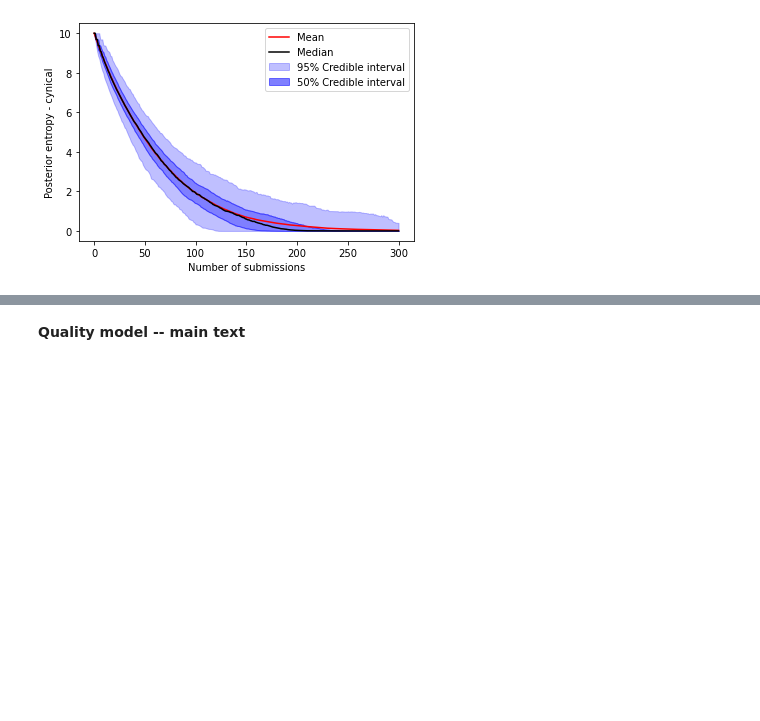
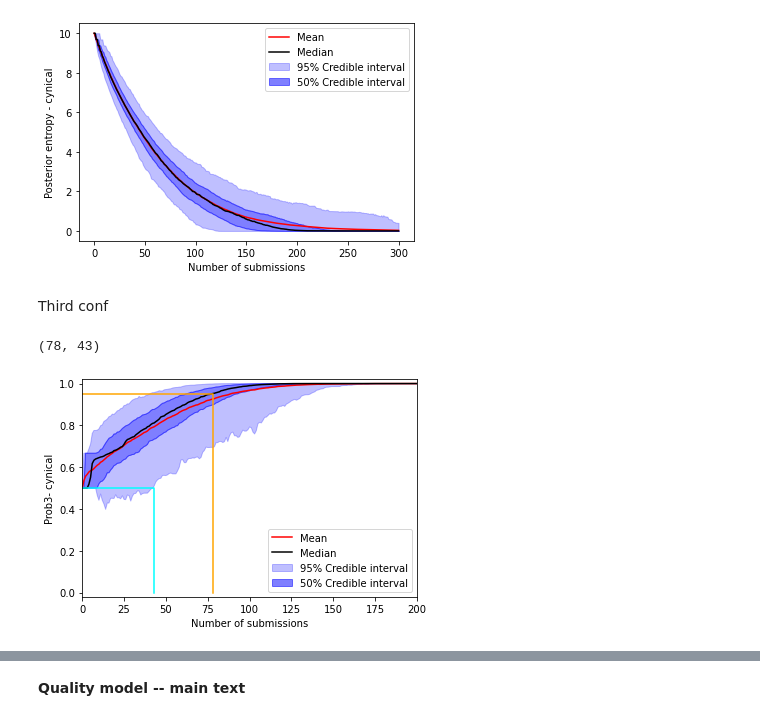
Before and after one commit to LabPresse/how_many_submissions, a Jupyter notebook: obtaining_graphs.ipynb, the cells around one changed output, grey strips where cells are left out. Drawn from its saved outputs; the diff is of its cells as text; code cells hidden in the pictures; blank space fills up the shorter version.

```diff
--- a/obtaining_graphs.ipynb
+++ b/obtaining_graphs.ipynb
@@ -109,3 +112,36 @@ plt.savefig('entropy_{}.png'.format(gl.suffix),dpi=600,bbox_inches="tight")
 plt.show()
 # %% [output]
 [figure]
+# %% [markdown]
+Third conf
+# %%
+prob3 = pd.read_csv('prob3_{}.csv'.format(gl.suffix))
+prob3 = prob3.to_numpy()
+# %%
+x = np.array(prob3)
+xt = x.transpose()
+median_3  = np.array([np.percentile(d,50) for d in xt])
+low_3 = np.array([np.percentile(d,2.5) for d in xt])
+
+
+c50,c05 = (median_3>.95).argmax(),(low_3>.5).argmax()
+#(median_r>.05).argmax(),(upper95_r<.5).argmax()
+c50,c05
+# %% [output]
+(78, 43)
+# %%
+fig,ax=plt.subplots(1)
+
+plot_confidence(ax,*get_confidence(prob3))
+ax.plot([0,c05,c05],[.5,.5,0],color='cyan')
+ax.plot([0,c50,c50],[.95,.95,0],color='orange')
+ax.set_ylim([-.02,1.02])
+ax.set_xlim([0,200])
+
+ax.set_ylabel(r'Prob3- {}'.format(gl.model_name))
+ax.set_xlabel('Number of submissions')
+plt.legend()
+plt.savefig('prob3_{}.png'.format(gl.suffix),dpi=600,bbox_inches="tight")
+plt.show()
+# %% [output]
+[figure, added]
```
Also changed, not shown: parts of 19 cells of this notebook, 2 other files.
